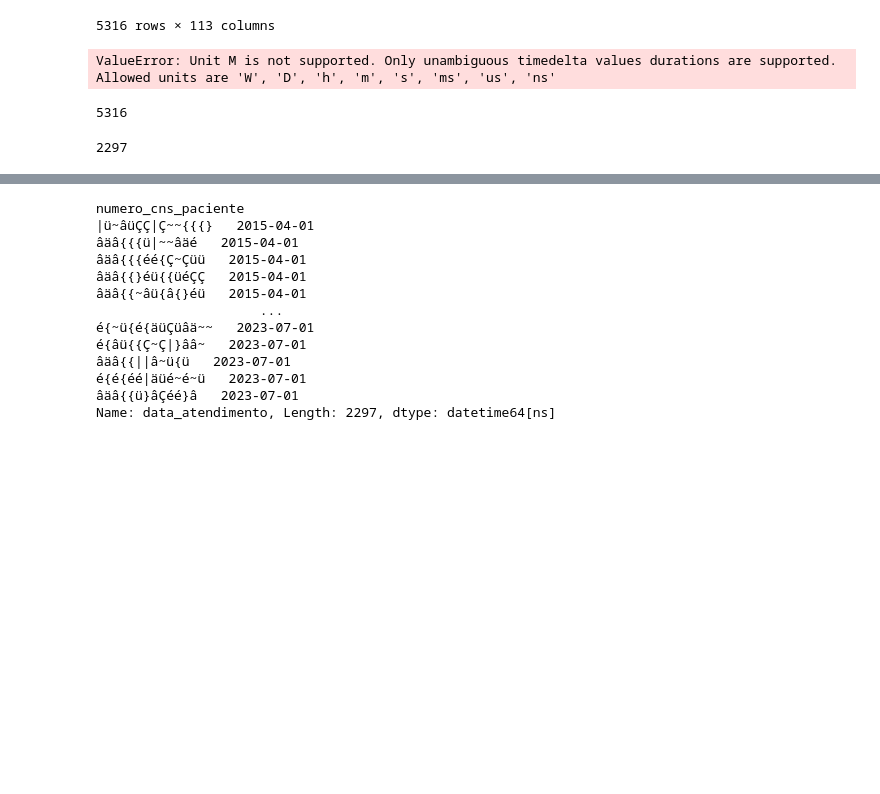
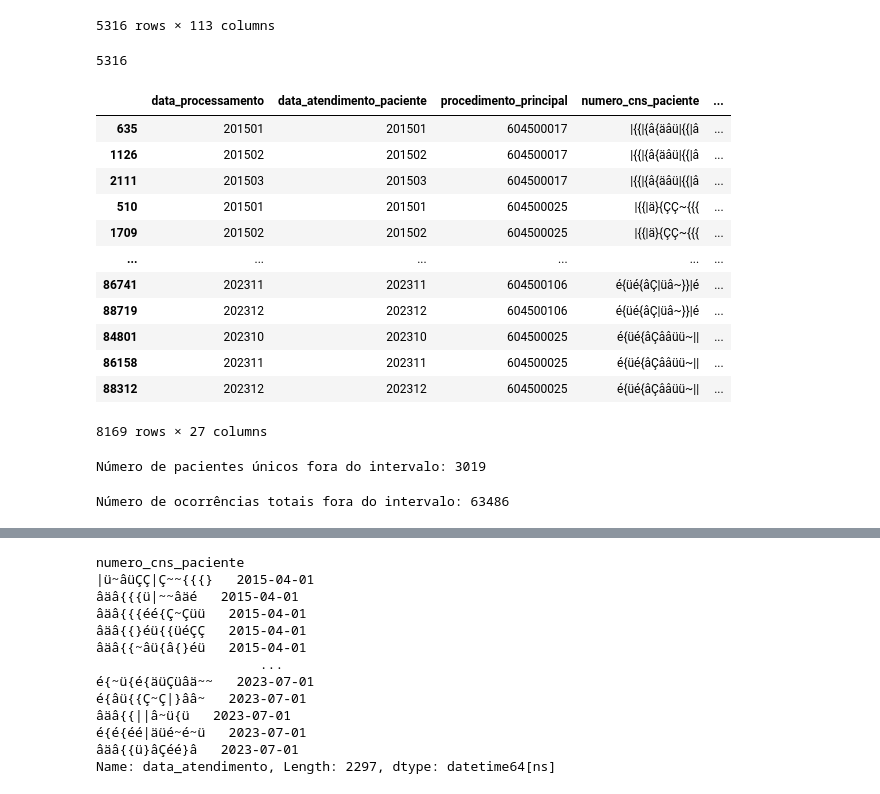
Before and after one commit to TiamatCod3/tcc-canabidiol, a Jupyter notebook: Notebooks/Análises.ipynb, the cells around one changed output, grey strips where cells are left out. Saved outputs shown, nothing was run; the diff lists cells and outputs as text; code cells hidden in the pictures; blank space fills up the shorter version.

```diff
--- a/Notebooks/Análises.ipynb
+++ b/Notebooks/Análises.ipynb
@@ -234,16 +234,14 @@ merged_df
 | é{üü{âÇüééÇÇ}|{ | 0 | 0 | 0 | 0 | 0 | 0 | 0 | 0 | 0 | 0 | ... |
 5316 rows × 113 columns
 # %%
-from dateutil.relativedelta import relativedelta
+# from dateutil.relativedelta import relativedelta
 # ultimo_mes = pd.to_datetime(ultimo_mes)
 # primeiro_mes = pd.to_datetime(primeiro_mes)
 # diferenca_meses = relativedelta(ultimo_mes, primeiro_mes).months
-diferenca = (ultimo_mes - primeiro_mes) / np.timedelta64(1, 'M')
+# diferenca = (ultimo_mes - primeiro_mes) / np.timedelta64(1, 'M')
 # diferenca_meses = ultimo_mes - primeiro_mes
 # pd.to_datetime(diferenca_meses)
-diferenca
+# diferenca
-# %% [output]
-ValueError: Unit M is not supported. Only unambiguous timedelta values durations are supported. Allowed units are 'W', 'D', 'h', 'm', 's', 'ms', 'us', 'ns'
 # %%
 # filtro = "|{{|{â{äâü|{{|â"
 # filtrado = pacientes_data_atendimento.loc[pacientes_data_atendimento['numero_cns_paciente'] == filtro]
@@ -258,17 +256,37 @@ rj_epilepsia_total["numero_cns_paciente"].nunique()
 # %%
 #Filtrando os pacientes por data de atendimento
 #Datas de corte
 data_inicio = pd.Timestamp('2015-04-01')
 data_fim = pd.Timestamp('2023-09-30')
 
 #Selecionando os pacientes que tiveram alguma dispensação antes ou depois do intervalo selecionado
-data_filtrada = rj_epilepsia_total[(rj_epilepsia_total['data_atendimento'] < data_inicio) | (rj_epilepsia_total['data_atendimento'] > data_fim)]
-
-#Selecionando os
-cns_filtrado = data_filtrada["numero_cns_paciente"].unique()
-# data_filtrada = data_filtrada.sort_values(by="data_atendimento")
-# rj_epilepsia_total["numero_cns_paciente"].nunique()
-rj_epilepsia_total = rj_epilepsia_total[~rj_epilepsia_total['numero_cns_paciente'].isin(cns_filtrado)]
-rj_epilepsia_total["numero_cns_paciente"].nunique()
+pacientes_fora_intervalo = rj_epilepsia_total[(rj_epilepsia_total['data_atendimento'] < data_inicio) | (rj_epilepsia_total['data_atendimento'] > data_fim)]
+pacientes_fora_intervalo
 # %% [output]
+|  | data_processamento | data_atendimento_paciente | procedimento_principal | numero_cns_paciente | ... |
+| 635 | 201501 | 201501 | 604500017 | |{{|{â{äâü|{{|â | ... |
+| 1126 | 201502 | 201502 | 604500017 | |{{|{â{äâü|{{|â | ... |
+| 2111 | 201503 | 201503 | 604500017 | |{{|{â{äâü|{{|â | ... |
+| 510 | 201501 | 201501 | 604500025 | |{{|ä}{ÇÇ~{{{ | ... |
+| 1709 | 201502 | 201502 | 604500025 | |{{|ä}{ÇÇ~{{{ | ... |
+| ... | ... | ... | ... | ... | ... |
+| 86741 | 202311 | 202311 | 604500106 | é{üé{âÇ|üâ~}}|é | ... |
+| 88719 | 202312 | 202312 | 604500106 | é{üé{âÇ|üâ~}}|é | ... |
+| 84801 | 202310 | 202310 | 604500025 | é{üé{âÇââüü~|| | ... |
+| 86158 | 202311 | 202311 | 604500025 | é{üé{âÇââüü~|| | ... |
+| 88312 | 202312 | 202312 | 604500025 | é{üé{âÇââüü~|| | ... |
-2297
+8169 rows × 27 columns
+# %%
+#Selecionando os
+cns_unico_paciente_fora_intervalo = pacientes_fora_intervalo["numero_cns_paciente"].unique()
+cns_unico_paciente_fora_intervalo
+
+num_pacientes_unicos_fora_intervalo = len(cns_unico_paciente_fora_intervalo)
+print("Número de pacientes únicos fora do intervalo:", num_pacientes_unicos_fora_intervalo)
+# %% [output]
+Número de pacientes únicos fora do intervalo: 3019
+# %%
+ocorrencias_totais_fora_intervalo = rj_epilepsia_total[rj_epilepsia_total['numero_cns_paciente'].isin(cns_unico_paciente_fora_intervalo)].shape[0]
+print("Número de ocorrências totais fora do intervalo:", ocorrencias_totais_fora_intervalo)
+# %% [output]
+Número de ocorrências totais fora do intervalo: 63486
```
Also changed, not shown: parts of 2 cells of this notebook, 18 other files.
